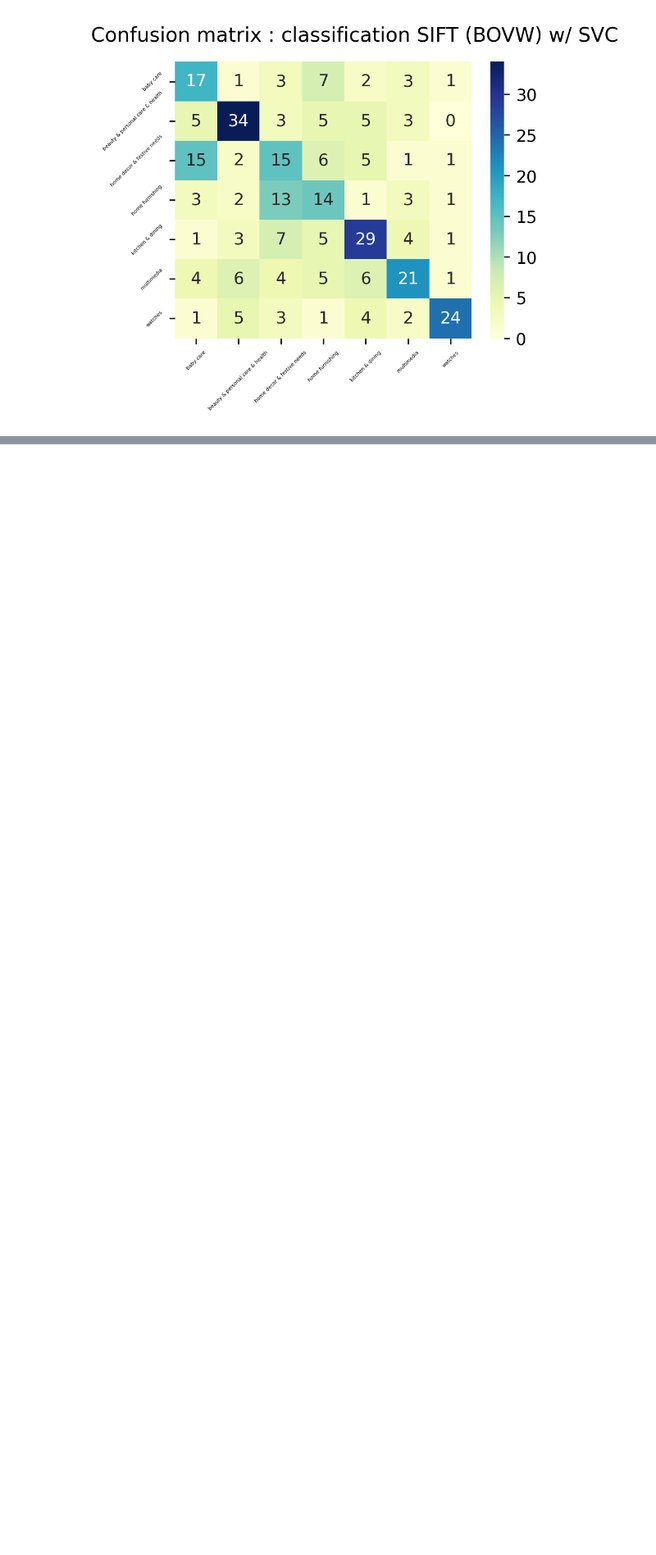
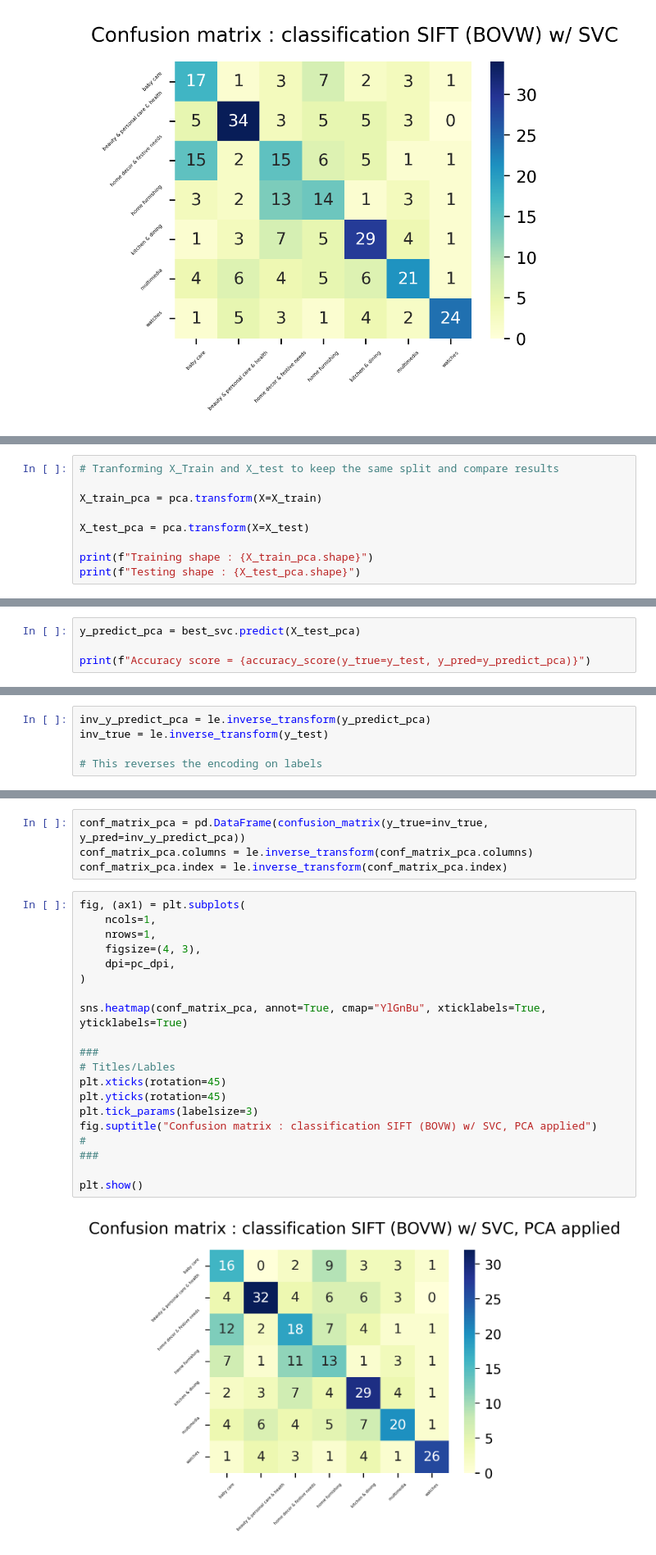
Before and after one commit to Psemp/ds_p6, a Jupyter notebook: notebooks/nb_03_sift_classification.ipynb, the cells around one changed output, grey strips where cells are left out. Shown: that part at 82% size. Saved outputs shown, nothing was run; the diff lists cells and outputs as text; blank space fills up the shorter version.

Commit message:
rerun of notebooks and study of PCA on SIFT BOVW

```diff
--- a/notebooks/nb_03_sift_classification.ipynb
+++ b/notebooks/nb_03_sift_classification.ipynb
@@ -330,0 +345,9 @@ plt.show()
+# %%
+# Tranforming X_Train and X_test to keep the same split and compare results
+
+X_train_pca = pca.transform(X=X_train)
+
+X_test_pca = pca.transform(X=X_test)
+
+print(f"Training shape : {X_train_pca.shape}")
+print(f"Testing shape : {X_test_pca.shape}")
@@ -330,0 +396,4 @@ plt.show()
+# %%
+y_predict_pca = best_svc.predict(X_test_pca)
+
+print(f"Accuracy score = {accuracy_score(y_true=y_test, y_pred=y_predict_pca)}")
@@ -330,0 +405,5 @@ plt.show()
+# %%
+inv_y_predict_pca = le.inverse_transform(y_predict_pca)
+inv_true = le.inverse_transform(y_test)
+
+# This reverses the encoding on labels
@@ -330,0 +426,26 @@ plt.show()
+# %%
+conf_matrix_pca = pd.DataFrame(confusion_matrix(y_true=inv_true, y_pred=inv_y_predict_pca))
+conf_matrix_pca.columns = le.inverse_transform(conf_matrix_pca.columns)
+conf_matrix_pca.index = le.inverse_transform(conf_matrix_pca.index)
+# %%
+fig, (ax1) = plt.subplots(
+    ncols=1,
+    nrows=1,
+    figsize=(4, 3),
+    dpi=pc_dpi,
+)
+
+sns.heatmap(conf_matrix_pca, annot=True, cmap="YlGnBu", xticklabels=True, yticklabels=True)
+
+###
+# Titles/Lables
+plt.xticks(rotation=45)
+plt.yticks(rotation=45)
+plt.tick_params(labelsize=3)
+fig.suptitle("Confusion matrix : classification SIFT (BOVW) w/ SVC, PCA applied")
+#
+###
+
+plt.show()
+# %% [output]
+[figure, added]
```
Also changed, not shown: parts of 18 cells of this notebook, 4 other files.
